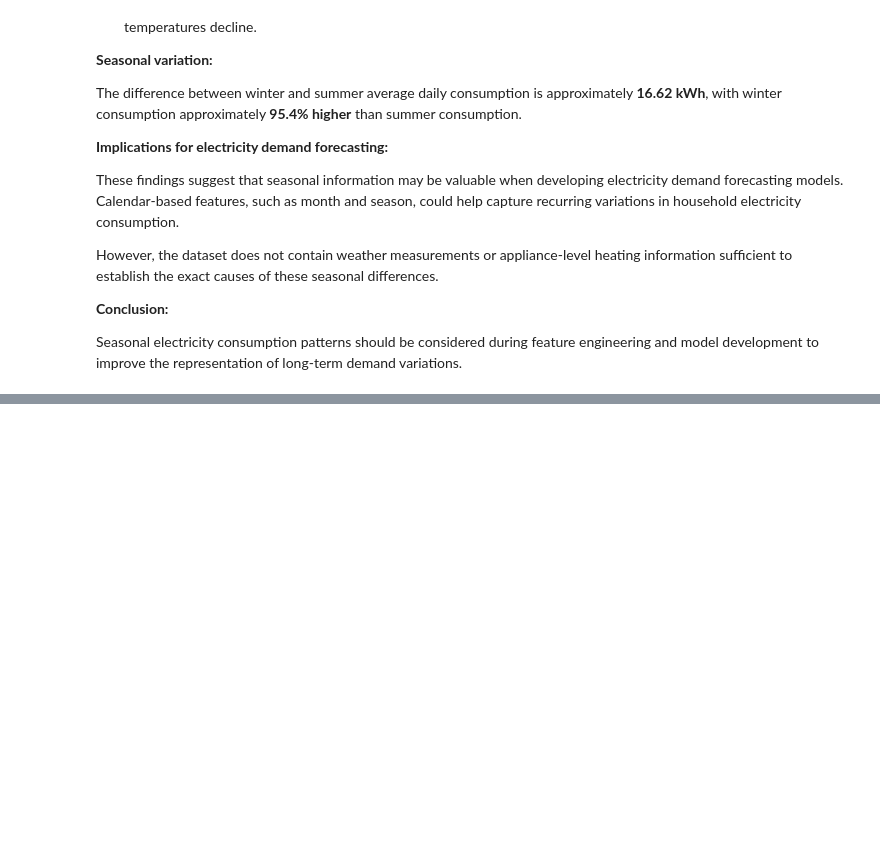
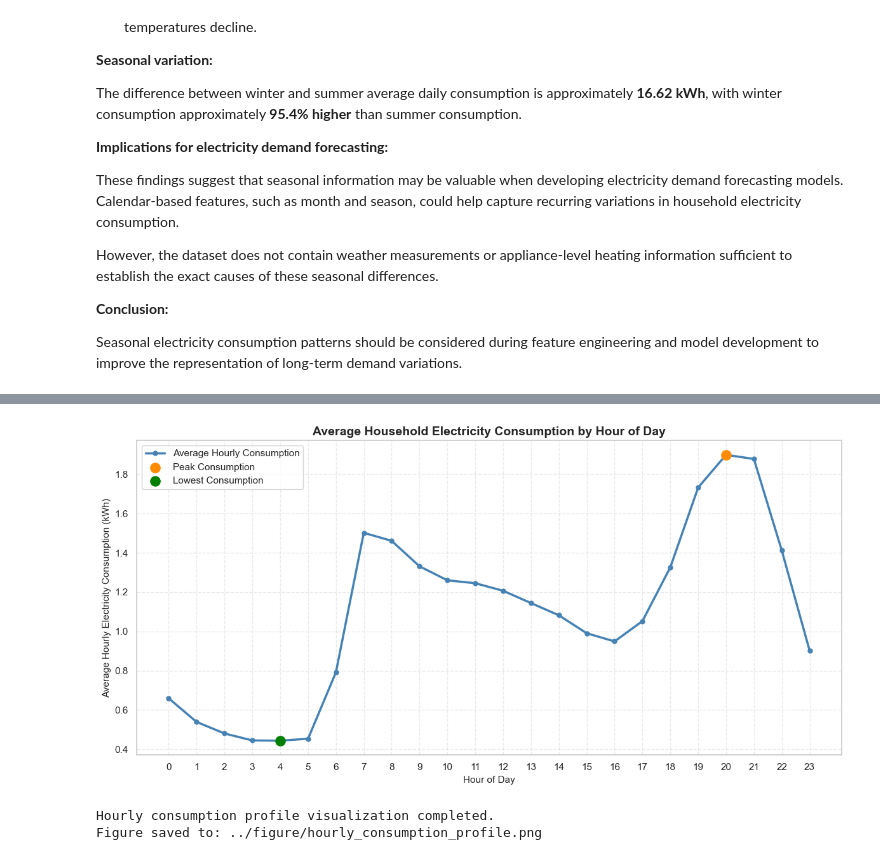
Before and after one commit to damisar/Household_Electricity_Consumption_Analysis_and_Forecasting, a Jupyter notebook: notebook/Household_Electricity_Consumption_Analysis_and_Forecasting.ipynb, the cells around one changed output, grey strips where cells are left out. Cells and saved outputs as stored; diff of their text form; code cells hidden in the pictures; blank space fills up the shorter version.

Commit message:
Add hourly electricity consumption and weekday weekend profiles

```diff
--- a/notebook/Household_Electricity_Consumption_Analysis_and_Forecasting.ipynb
+++ b/notebook/Household_Electricity_Consumption_Analysis_and_Forecasting.ipynb
@@ -2006,0 +2088,71 @@ Seasonal electricity consumption patterns should be considered during feature en
+# %%
+# Section 5.1.2 - Hourly Electricity Consumption Profile
+
+import matplotlib.pyplot as plt
+
+# Average consumption for each hour
+hours = hourly_profile.index
+average_consumption = hourly_profile["Mean_kWh"]
+
+fig, ax = plt.subplots(figsize=(12, 6))
+
+ax.plot(
+    hours,
+    average_consumption,
+    color="steelblue",
+    linewidth=2.5,
+    marker="o",
+    markersize=5,
+    label="Average Hourly Consumption"
+)
+
+# Highlight peak consumption
+ax.scatter(
+    peak_hour,
+    average_consumption.loc[peak_hour],
+    color="darkorange",
+    s=120,
+    zorder=5,
+    label="Peak Consumption"
+)
+
+# Highlight minimum consumption
+ax.scatter(
+    lowest_hour,
+    average_consumption.loc[lowest_hour],
+    color="green",
+    s=120,
+    zorder=5,
+    label="Lowest Consumption"
+)
+
+ax.set_title(
+    "Average Household Electricity Consumption by Hour of Day",
+    fontsize=14,
+    fontweight="bold"
+)
+
+ax.set_xlabel("Hour of Day", fontsize=11)
+ax.set_ylabel("Average Hourly Electricity Consumption (kWh)", fontsize=11)
+
+ax.set_xticks(range(24))
+ax.grid(True, linestyle="--", alpha=0.4)
+ax.legend()
+
+plt.tight_layout()
+
+# Save the figure
+plt.savefig(
+    "../figure/hourly_consumption_profile.png",
+    dpi=300,
+    bbox_inches="tight"
+)
+
+plt.show()
+
+print("Hourly consumption profile visualization completed.")
+print("Figure saved to: ../figure/hourly_consumption_profile.png")
+# %% [output]
+[figure, added]
+Hourly consumption profile visualization completed.
+Figure saved to: ../figure/hourly_consumption_profile.png
```
Also changed, not shown: parts of 6 cells of this notebook, 2 other files.
